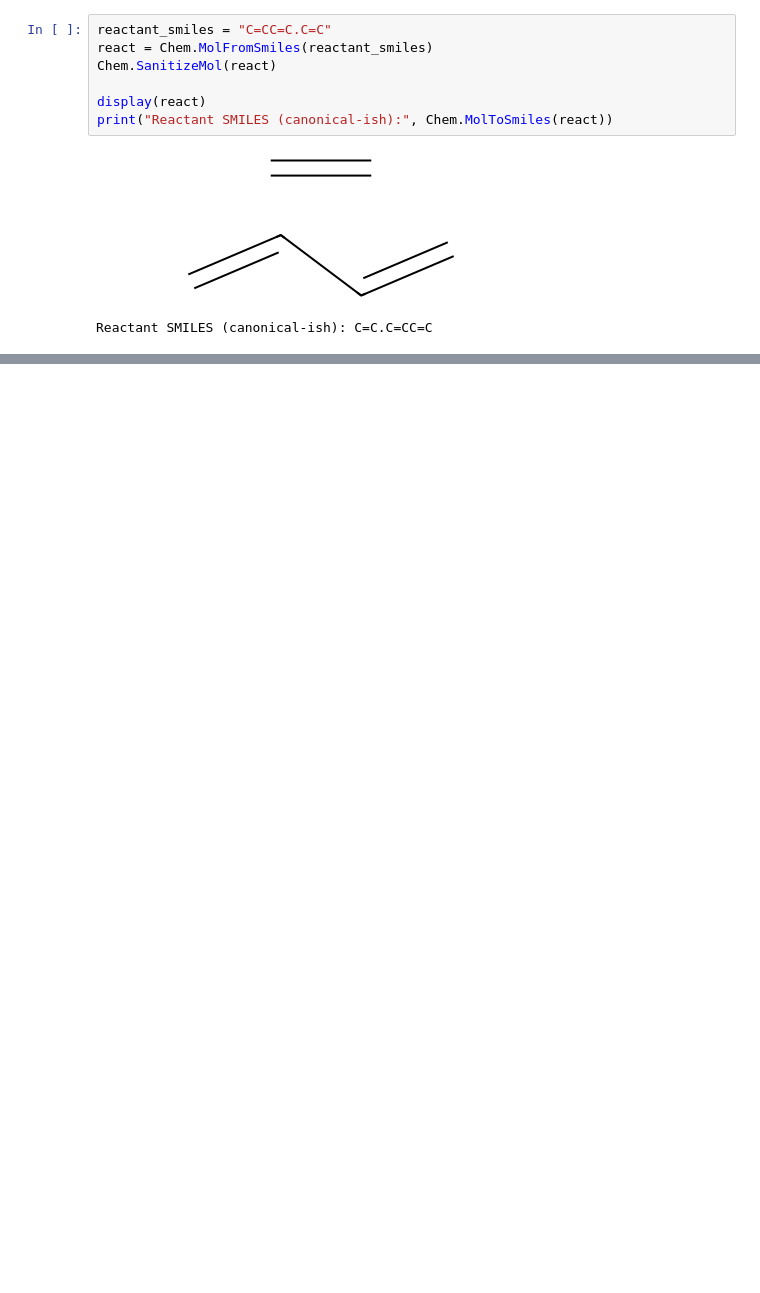
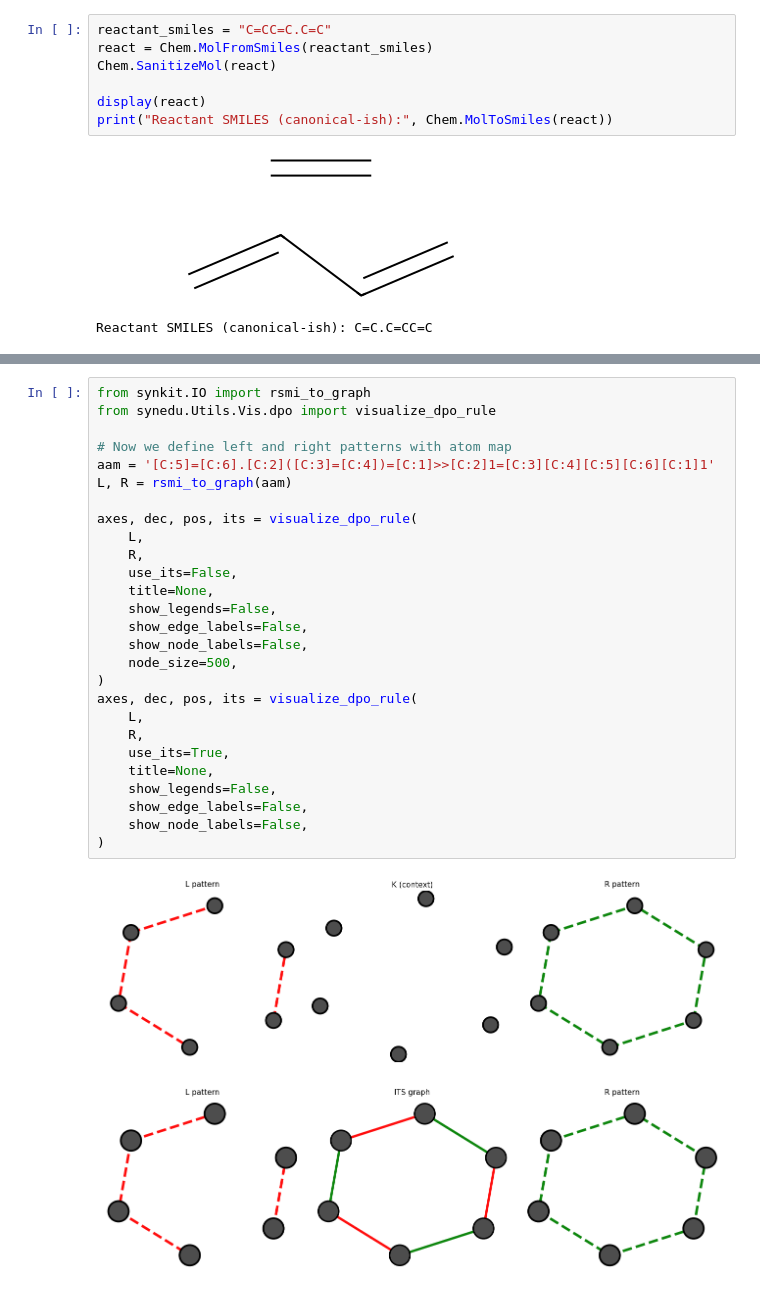
Before and after one commit to TieuLongPhan/SynEdu, a Jupyter notebook: synedu/S05/notebook.ipynb, the cells around one changed output, grey strips where cells are left out. Saved outputs shown, nothing was run; the diff lists cells and outputs as text; blank space fills up the shorter version.

```diff
--- a/synedu/S05/notebook.ipynb
+++ b/synedu/S05/notebook.ipynb
@@ -1149,0 +119,30 @@ Ts = apply_rule_to_its(G, rule_da, node_keys=("symbol","aromatic"), edge_keys=("
+# %%
+from synkit.IO import rsmi_to_graph
+from synedu.Utils.Vis.dpo import visualize_dpo_rule
+
+# Now we define left and right patterns with atom map
+aam = '[C:5]=[C:6].[C:2]([C:3]=[C:4])=[C:1]>>[C:2]1=[C:3][C:4][C:5][C:6][C:1]1'
+L, R = rsmi_to_graph(aam)
+
+axes, dec, pos, its = visualize_dpo_rule(
+    L,
+    R,
+    use_its=False,
+    title=None,
+    show_legends=False,
+    show_edge_labels=False,
+    show_node_labels=False,
+    node_size=500,
+)
+axes, dec, pos, its = visualize_dpo_rule(
+    L,
+    R,
+    use_its=True,
+    title=None,
+    show_legends=False,
+    show_edge_labels=False,
+    show_node_labels=False,
+)
+# %% [output]
+[figure, added]
+[figure, added]
```
Also changed, not shown: parts of 74 cells of this notebook, 14 other files.
